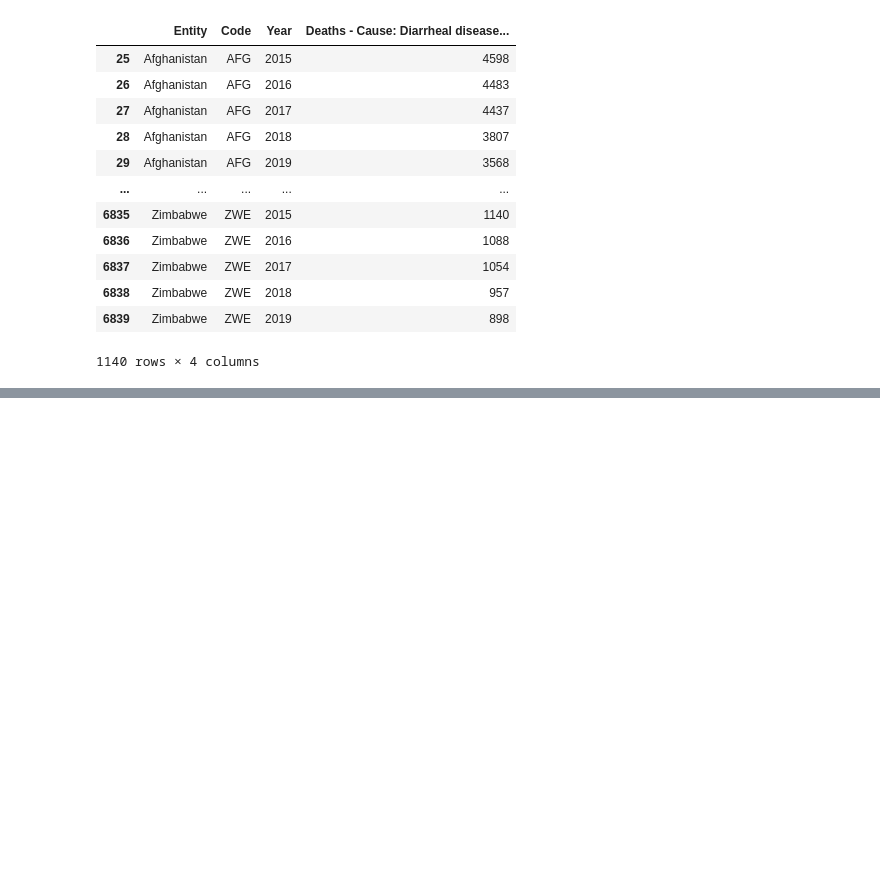
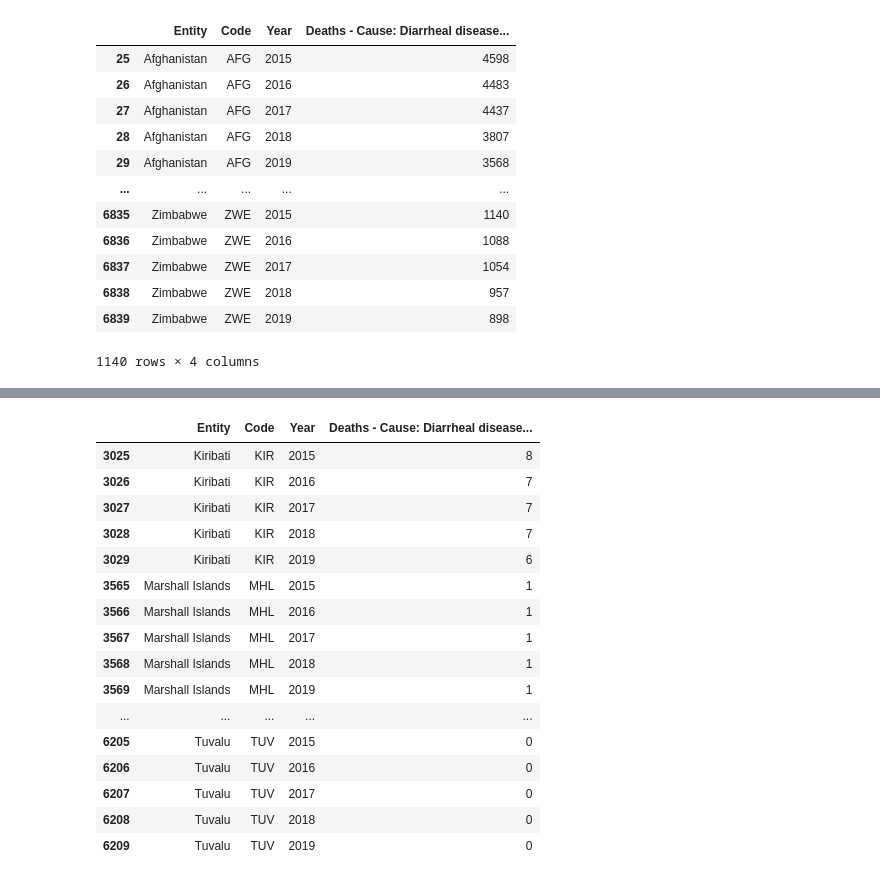
Before and after one commit to RHockley/Project-1-Water-Source-Mortality, a Jupyter notebook: Datacleaning/dirrahea_deaths_cleaned.ipynb, the cells around one changed output, grey strips where cells are left out. Drawn from its saved outputs; the diff is of its cells as text; code cells hidden in the pictures; blank space fills up the shorter version.

```diff
--- a/Datacleaning/dirrahea_deaths_cleaned.ipynb
+++ b/Datacleaning/dirrahea_deaths_cleaned.ipynb
@@ -68,0 +110,21 @@ dirrahea_deaths_reduced_loc
+# %%
+dirrahea_deaths_least_developed = dirrahea_deaths_reduced_loc.loc[dirrahea_deaths_reduced_loc['Entity'].isin(["Tuvalu", "Nauru", "Kiribati", "Marshall Islands", "Palau"])]
+dirrahea_deaths_least_developed
+# %% [output]
+|  | Entity | Code | Year | Deaths - Cause: Diarrheal disease... |
+| 3025 | Kiribati | KIR | 2015 | 8 |
+| 3026 | Kiribati | KIR | 2016 | 7 |
+| 3027 | Kiribati | KIR | 2017 | 7 |
+| 3028 | Kiribati | KIR | 2018 | 7 |
+| 3029 | Kiribati | KIR | 2019 | 6 |
+| 3565 | Marshall Islands | MHL | 2015 | 1 |
+| 3566 | Marshall Islands | MHL | 2016 | 1 |
+| 3567 | Marshall Islands | MHL | 2017 | 1 |
+| 3568 | Marshall Islands | MHL | 2018 | 1 |
+| 3569 | Marshall Islands | MHL | 2019 | 1 |
+| ... | ... | ... | ... | ... |
+| 6205 | Tuvalu | TUV | 2015 | 0 |
+| 6206 | Tuvalu | TUV | 2016 | 0 |
+| 6207 | Tuvalu | TUV | 2017 | 0 |
+| 6208 | Tuvalu | TUV | 2018 | 0 |
+| 6209 | Tuvalu | TUV | 2019 | 0 |
```
Also changed, not shown: parts of 2 cells of this notebook.
